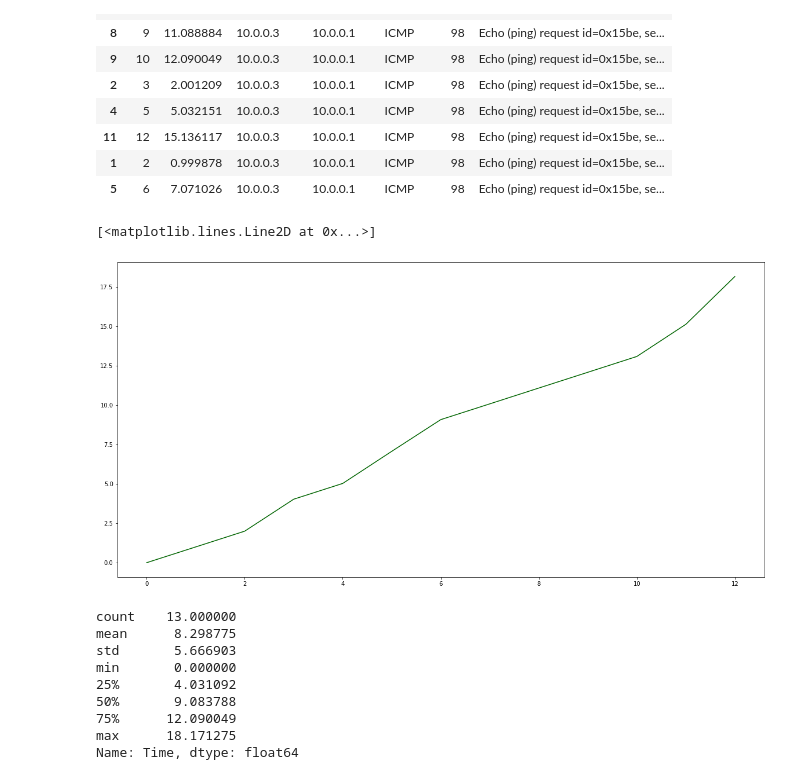
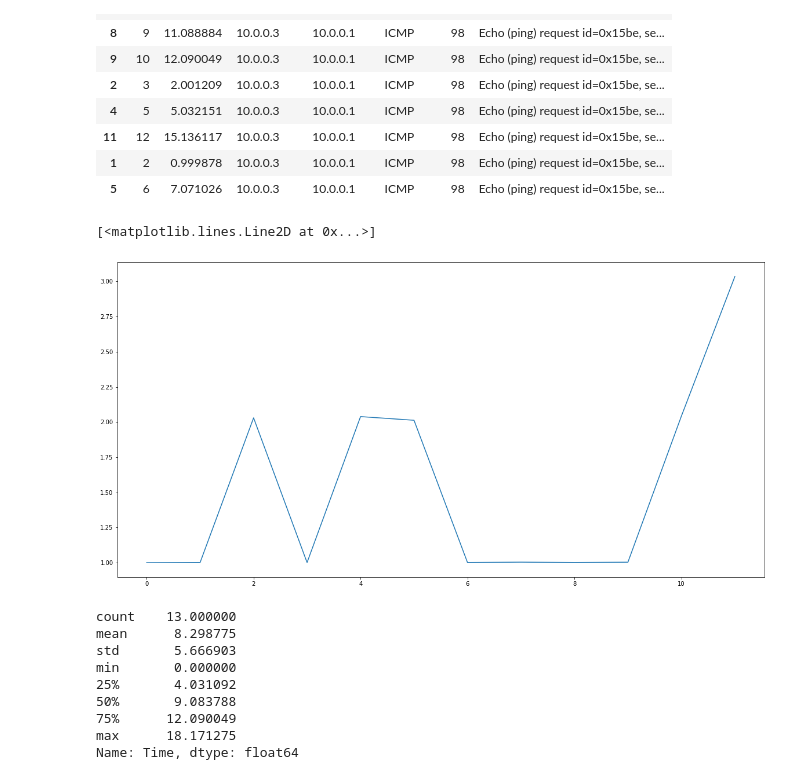
Before and after one commit to jtunde/Python, a Jupyter notebook: ss1.ipynb, the cells around one changed output. Saved outputs shown, nothing was run; the diff lists cells and outputs as text; code cells hidden in the pictures.

```diff
--- a/ss1.ipynb
+++ b/ss1.ipynb
@@ -51,12 +51,16 @@ attack.sample(10)
 | 11 | 12 | 15.136117 | 10.0.0.3 | 10.0.0.1 | ICMP | 98 | Echo (ping) request id=0x15be, se... |
 | 1 | 2 | 0.999878 | 10.0.0.3 | 10.0.0.1 | ICMP | 98 | Echo (ping) request id=0x15be, se... |
 | 5 | 6 | 7.071026 | 10.0.0.3 | 10.0.0.1 | ICMP | 98 | Echo (ping) request id=0x15be, se... |
+# %%
+a=list()
+for i in range(len(attack)-1):
+  a.append(attack['Time'][i+1]-attack['Time'][i])
 # %%
 plt.rcParams["figure.figsize"] = (20,10)
-plt.plot(attack['Time'], color='DarkGreen')
+plt.plot(a)
 # %% [output]
 [<matplotlib.lines.Line2D at 0x...>]
-[figure, old version]
+[figure, new version]
 # %%
 attack['Time'].describe()
 # %% [output]
```
